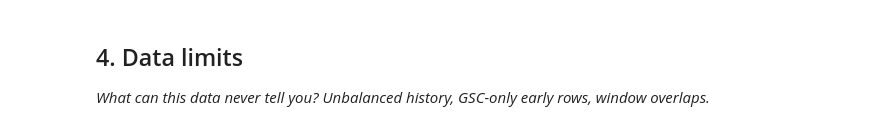
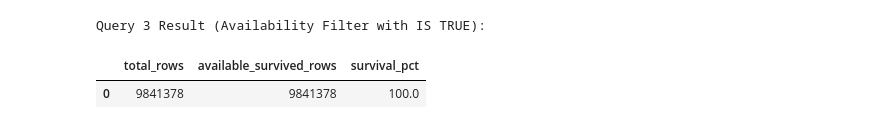
Before and after one commit to Vaibhavrajput326/flyrank.ai, a Jupyter notebook: work/notebooks/w03_data_contract.ipynb, the cells around one changed output. Drawn from its saved outputs; the diff is of its cells as text; code cells hidden in the pictures.

```diff
--- a/work/notebooks/w03_data_contract.ipynb
+++ b/work/notebooks/w03_data_contract.ipynb
@@ -27,7 +88,18 @@ This skeleton is yours to fill. Work the sections **in order** — each one has
 # %%
 # This cell is for CODE (numbers, a query, a check).
 # Write your text answer in the cell ABOVE this one — typing sentences here breaks Run All.
+q3 = f"""
+SELECT
+    COUNT(*) AS total_rows,
+    COUNT(CASE WHEN client_has_gsc IS TRUE THEN 1 END) AS available_survived_rows,
+    ROUND(COUNT(CASE WHEN client_has_gsc IS TRUE THEN 1 END) * 100.0 / COUNT(*), 2) AS survival_pct
+FROM read_parquet('{REL}/fact_content_daily_performance/**/*.parquet', HIVE_PARTITIONING=TRUE)
+WHERE month = '2026-03'
+"""
+df3 = con.sql(q3).df()
+print("Query 3 Result (Availability Filter with IS TRUE):")
+display(df3)
+# %% [output]
+Query 3 Result (Availability Filter with IS TRUE):
+|  | total_rows | available_survived_rows | survival_pct |
+| 0 | 9841378 | 9841378 | 100.0 |
-# %% [markdown]
-## 4. Data limits
-
-*What can this data never tell you? Unbalanced history, GSC-only early rows, window overlaps.*
```
Also changed, not shown: parts of 15 cells of this notebook.
